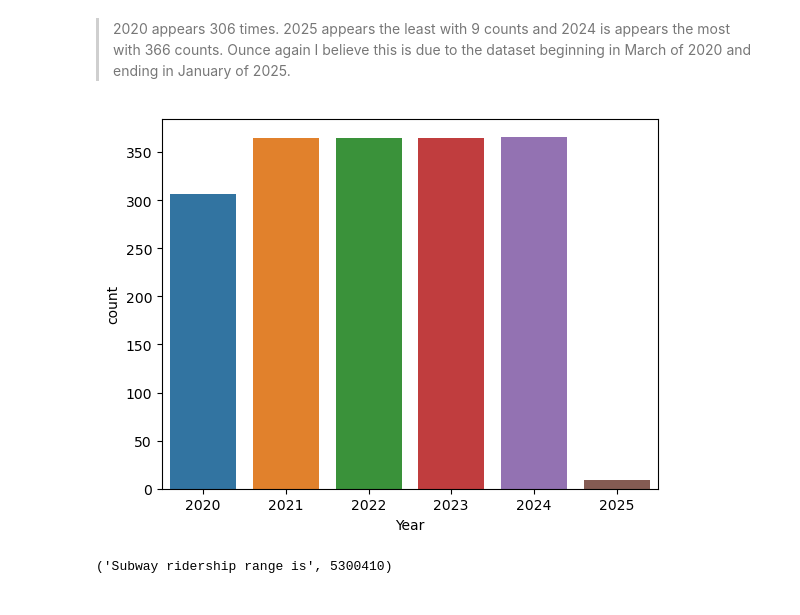
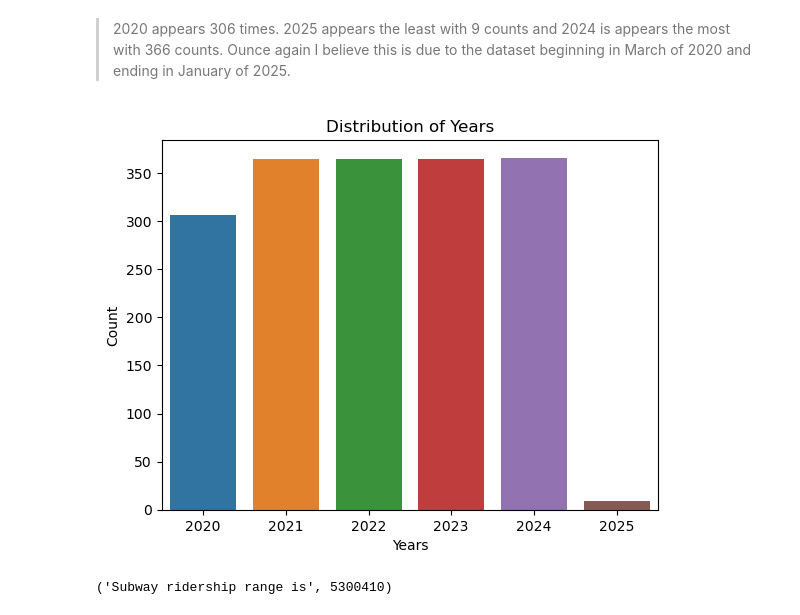
Before and after one commit to alishanstyles/MTA-Daily-Ridership, a Jupyter notebook: Untitled.ipynb, the cells around one changed output. Drawn from its saved outputs; the diff is of its cells as text; code cells hidden in the pictures.

```diff
--- a/Untitled.ipynb
+++ b/Untitled.ipynb
@@ -215,9 +245,13 @@ Name: count, dtype: int64
 # %% [markdown]
 > 2020 appears 306 times. 2025 appears the least with 9 counts and 2024 is appears the most with 366 counts. Ounce again I believe this is due to the dataset beginning in March of 2020 and ending in January of 2025.
 # %%
-sns.countplot(data = df, x = 'Year');
+sns.countplot(data = df, x = 'Year')
+plt.title('Distribution of Years')
+plt.xlabel('Years')
+plt.ylabel('Count')
+plt.savefig('countplot3');
 # %% [output]
-[figure, old version]
+[figure, new version]
 # %%
 # Let's look at the ranges of each column.
 # %%
```
Also changed, not shown: parts of 4 cells of this notebook, 4 other files.
